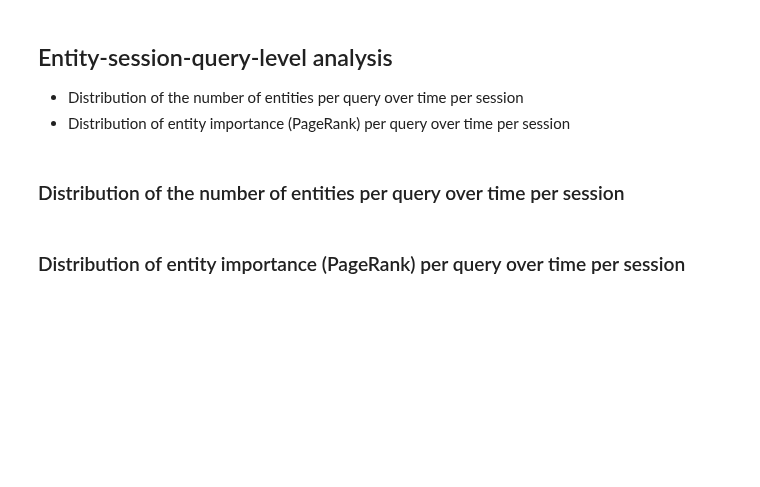
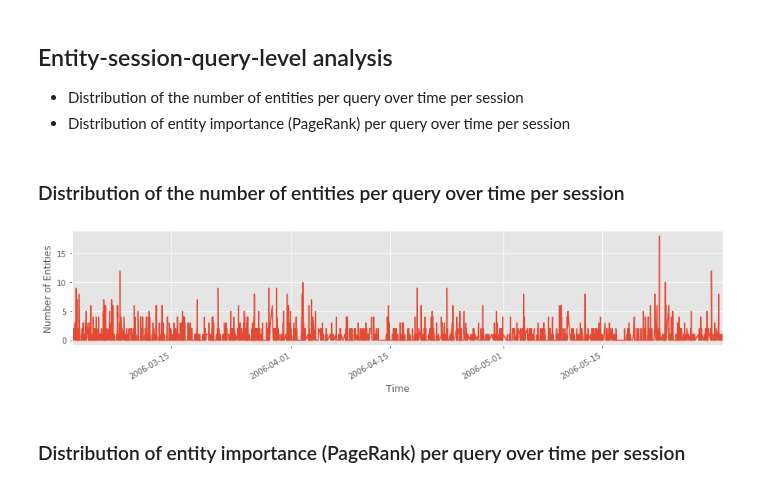
Before and after one commit to feup-infolab/army-ant, a Jupyter notebook: notebooks/query_log_analysis/query_log_analysis.ipynb, the cells around one changed output. Drawn from its saved outputs; the diff is of its cells as text; code cells hidden in the pictures; blank space fills up the shorter version.

Commit message:
ECIR 2020 Qlog: Almost finished. Need to tackle entity-session-query-level analysis.

```diff
--- a/notebooks/query_log_analysis/query_log_analysis.ipynb
+++ b/notebooks/query_log_analysis/query_log_analysis.ipynb
@@ -2228,5 +2328,20 @@ plt.rc('figure', figsize=DEFAULT_FIGSIZE)
 - Distribution of entity importance (PageRank) per query over time per session
 # %% [markdown]
 ### Distribution of the number of entities per query over time per session
+# %%
+# FIXME
+entities_per_query_per_session = pd.DataFrame(qlog[['query', 'session_id', 'entities', 'timestamp']])
+entities_per_query_per_session['entities'] = entities_per_query_per_session['entities'].map(lambda e: len(e) if e else 0)
+
+entities_per_query_per_session \
+    .groupby(['session_id', 'timestamp']) \
+    .sum() \
+    .reset_index() \
+    .plot(kind='line', x='timestamp', y='entities', legend=False)
+plt.xlabel('Time')
+plt.ylabel('Number of Entities')
+plt.show()
+# %% [output]
+[figure, added]
 # %% [markdown]
 ### Distribution of entity importance (PageRank) per query over time per session
```
Also changed, not shown: parts of 19 cells of this notebook.
